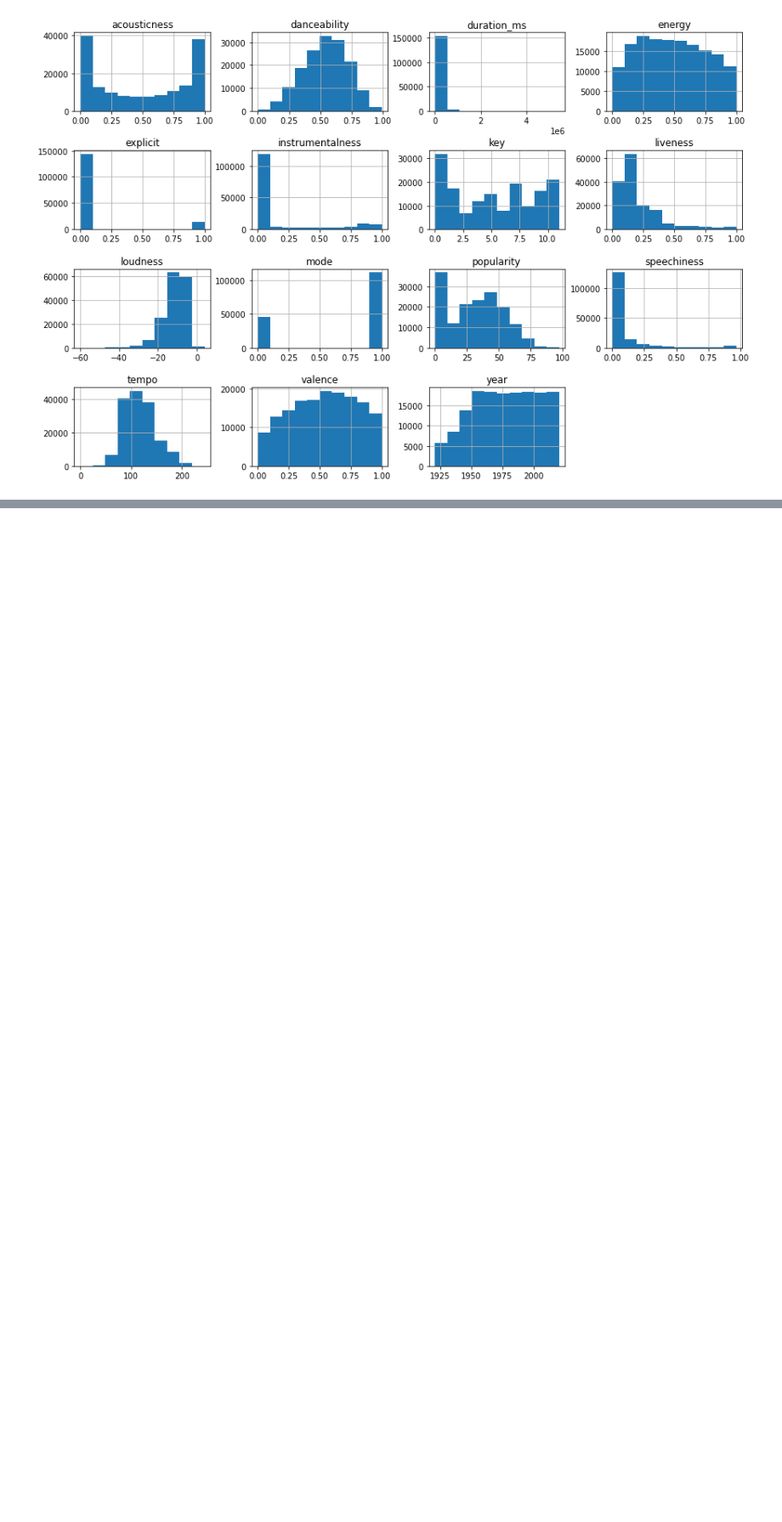
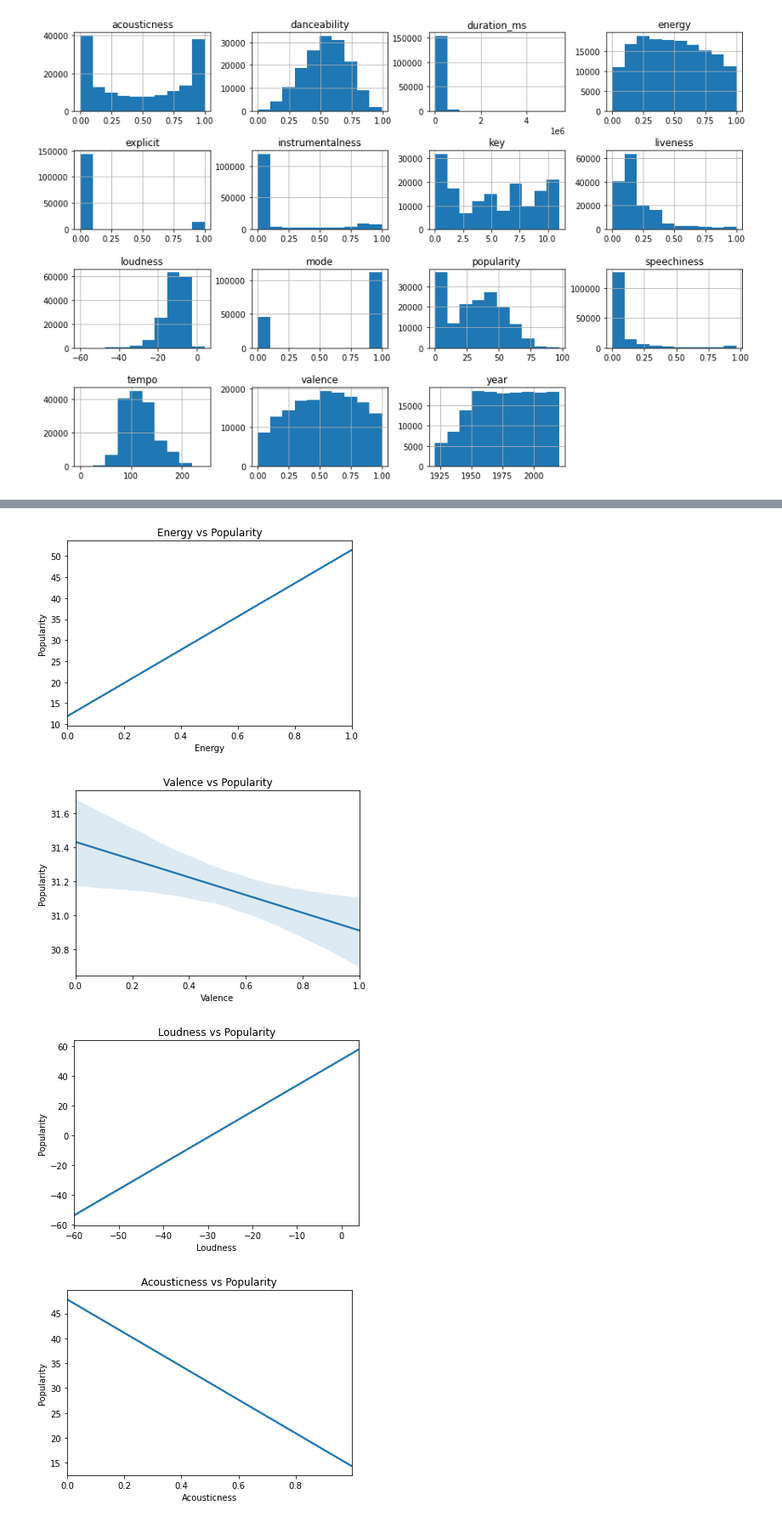
Before and after one commit to AMersman/Spotify, a Jupyter notebook: Notebooks/Spotify Project - EDA.ipynb, the cells around one changed output, grey strips where cells are left out. Shown at 85% size. Cells and saved outputs as stored; diff of their text form; code cells hidden in the pictures; blank space fills up the shorter version.

```diff
--- a/Notebooks/Spotify Project - EDA.ipynb
+++ b/Notebooks/Spotify Project - EDA.ipynb
@@ -106,0 +110,19 @@ sns.heatmap(df.corr(), annot=True);
+# %%
+def plot_var(x,y, xlabel, ylabel, title):
+    sns.regplot(x=x, y=y, scatter=False)
+    plt.xlabel(xlabel)
+    plt.ylabel(ylabel)
+    plt.title(title)
+    plt.show()
+# %%
+plot_var(df.energy, df.popularity, 'Energy', 'Popularity', 'Energy vs Popularity')
+plot_var(df.valence, df.popularity, 'Valence', 'Popularity', 'Valence vs Popularity')
+plot_var(df.loudness, df.popularity, 'Loudness', 'Popularity', 'Loudness vs Popularity')
+plot_var(df.acousticness, df.popularity, 'Acousticness', 'Popularity', 'Acousticness vs Popularity')
+plot_var(df.danceability, df.popularity, 'Danceability', 'Popularity', 'Danceability vs Popularity')
+plot_var(df.instrumentalness, df.popularity, 'Instrumentalness', 'Popularity', 'Instrumentalness vs Popularity')
+# %% [output]
+[figure, added]
+[figure, added]
+[figure, added]
+[figure, added]
```
Also changed, not shown: parts of 5 cells of this notebook.
